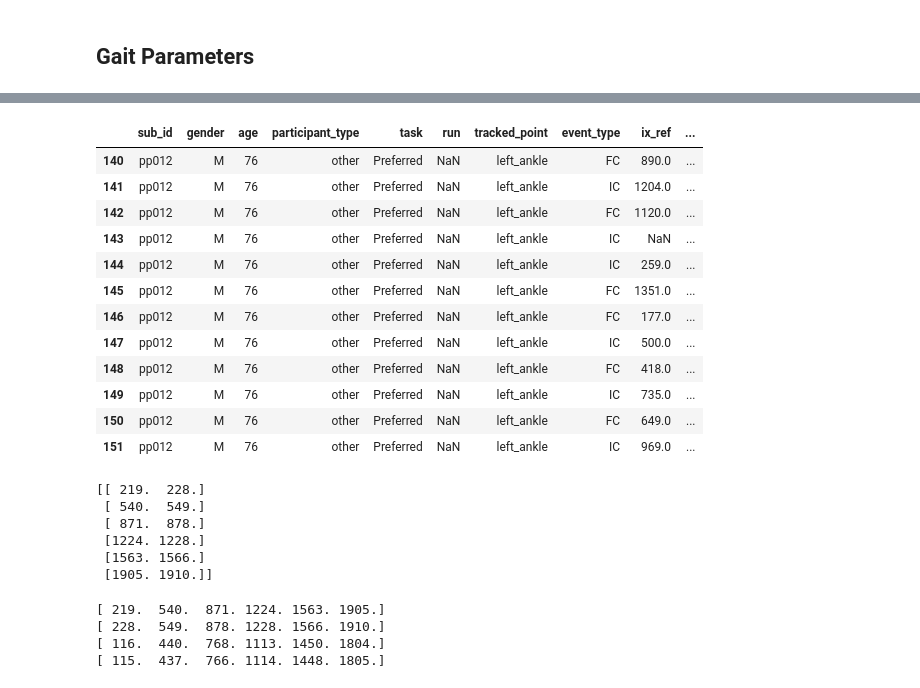
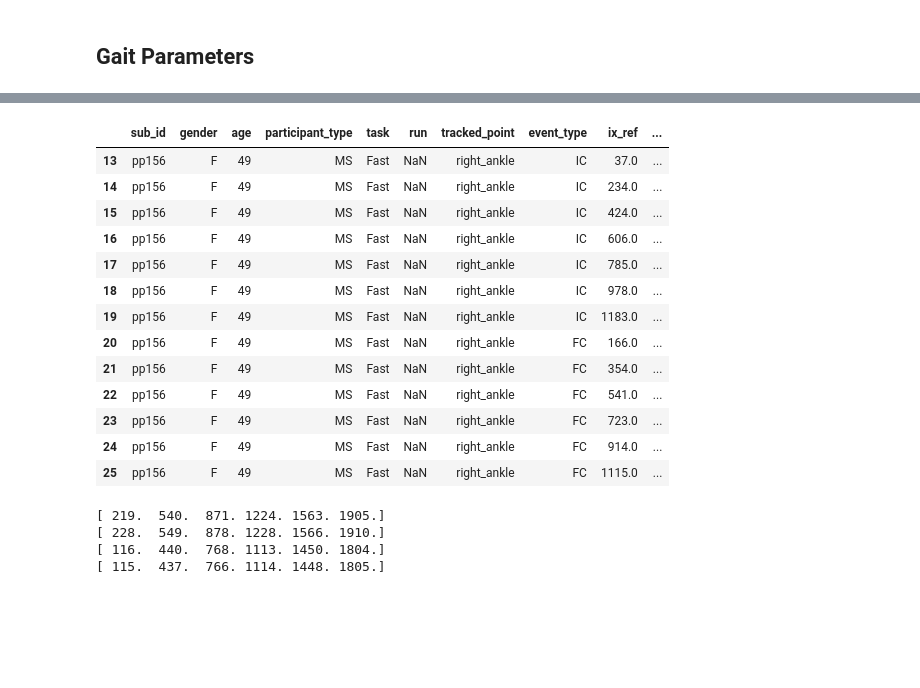
Before and after one commit to rmndrs89/my-gait-events-tcn, a Jupyter notebook: results.ipynb, the cells around one changed output, grey strips where cells are left out. Cells and saved outputs as stored; diff of their text form; code cells hidden in the pictures; blank space fills up the shorter version.

```diff
--- a/results.ipynb
+++ b/results.ipynb
@@ -43,28 +277,19 @@ df_select
 # %%
-df_select = df.loc[(df['sub_id']=="pp012") & (df['task']=="Preferred") & (df['tracked_point']=="left_ankle")]
+df_select = df.loc[(df['sub_id']=="pp156") & (df['task']=="Fast") & (df['tracked_point']=="right_ankle")]
 df_select
 # %% [output]
 |  | sub_id | gender | age | participant_type | task | run | tracked_point | event_type | ix_ref | ... |
-| 140 | pp012 | M | 76 | other | Preferred | NaN | left_ankle | FC | 890.0 | ... |
-| 141 | pp012 | M | 76 | other | Preferred | NaN | left_ankle | IC | 1204.0 | ... |
-| 142 | pp012 | M | 76 | other | Preferred | NaN | left_ankle | FC | 1120.0 | ... |
-| 143 | pp012 | M | 76 | other | Preferred | NaN | left_ankle | IC | NaN | ... |
-| 144 | pp012 | M | 76 | other | Preferred | NaN | left_ankle | IC | 259.0 | ... |
-| 145 | pp012 | M | 76 | other | Preferred | NaN | left_ankle | FC | 1351.0 | ... |
-| 146 | pp012 | M | 76 | other | Preferred | NaN | left_ankle | FC | 177.0 | ... |
-| 147 | pp012 | M | 76 | other | Preferred | NaN | left_ankle | IC | 500.0 | ... |
-| 148 | pp012 | M | 76 | other | Preferred | NaN | left_ankle | FC | 418.0 | ... |
-| 149 | pp012 | M | 76 | other | Preferred | NaN | left_ankle | IC | 735.0 | ... |
-| 150 | pp012 | M | 76 | other | Preferred | NaN | left_ankle | FC | 649.0 | ... |
-| 151 | pp012 | M | 76 | other | Preferred | NaN | left_ankle | IC | 969.0 | ... |
+| 13 | pp156 | F | 49 | MS | Fast | NaN | right_ankle | IC | 37.0 | ... |
+| 14 | pp156 | F | 49 | MS | Fast | NaN | right_ankle | IC | 234.0 | ... |
+| 15 | pp156 | F | 49 | MS | Fast | NaN | right_ankle | IC | 424.0 | ... |
+| 16 | pp156 | F | 49 | MS | Fast | NaN | right_ankle | IC | 606.0 | ... |
+| 17 | pp156 | F | 49 | MS | Fast | NaN | right_ankle | IC | 785.0 | ... |
+| 18 | pp156 | F | 49 | MS | Fast | NaN | right_ankle | IC | 978.0 | ... |
+| 19 | pp156 | F | 49 | MS | Fast | NaN | right_ankle | IC | 1183.0 | ... |
+| 20 | pp156 | F | 49 | MS | Fast | NaN | right_ankle | FC | 166.0 | ... |
+| 21 | pp156 | F | 49 | MS | Fast | NaN | right_ankle | FC | 354.0 | ... |
+| 22 | pp156 | F | 49 | MS | Fast | NaN | right_ankle | FC | 541.0 | ... |
+| 23 | pp156 | F | 49 | MS | Fast | NaN | right_ankle | FC | 723.0 | ... |
+| 24 | pp156 | F | 49 | MS | Fast | NaN | right_ankle | FC | 914.0 | ... |
+| 25 | pp156 | F | 49 | MS | Fast | NaN | right_ankle | FC | 1115.0 | ... |
-# %%
-ix_IC = df_select.loc[df_select["event_type"]=="IC"][["ix_ref", "ix_pred"]].to_numpy()
-print(ix_IC)
-# %% [output]
-[[ 219.  228.]
- [ 540.  549.]
- [ 871.  878.]
- [1224. 1228.]
- [1563. 1566.]
- [1905. 1910.]]
 # %%
```
Also changed, not shown: parts of 23 cells of this notebook, 21 other files.
